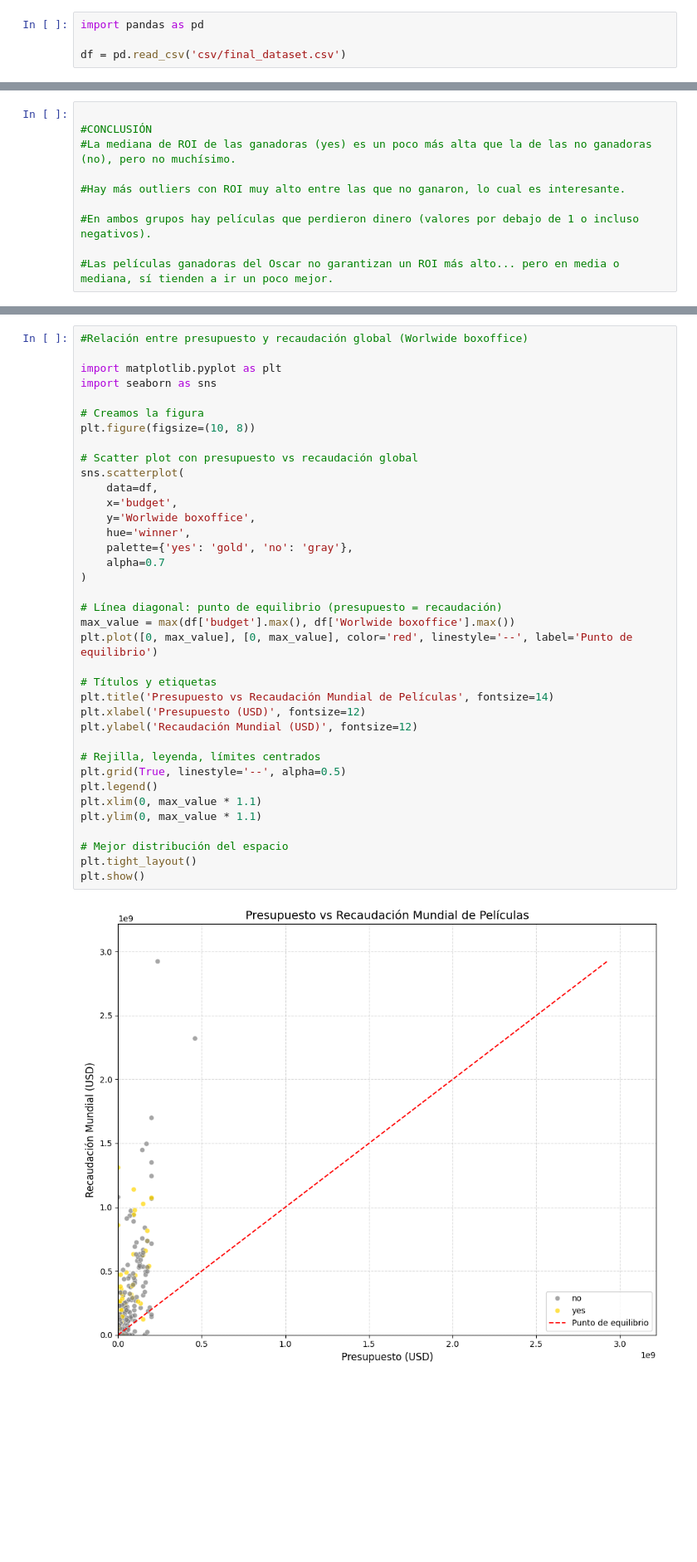
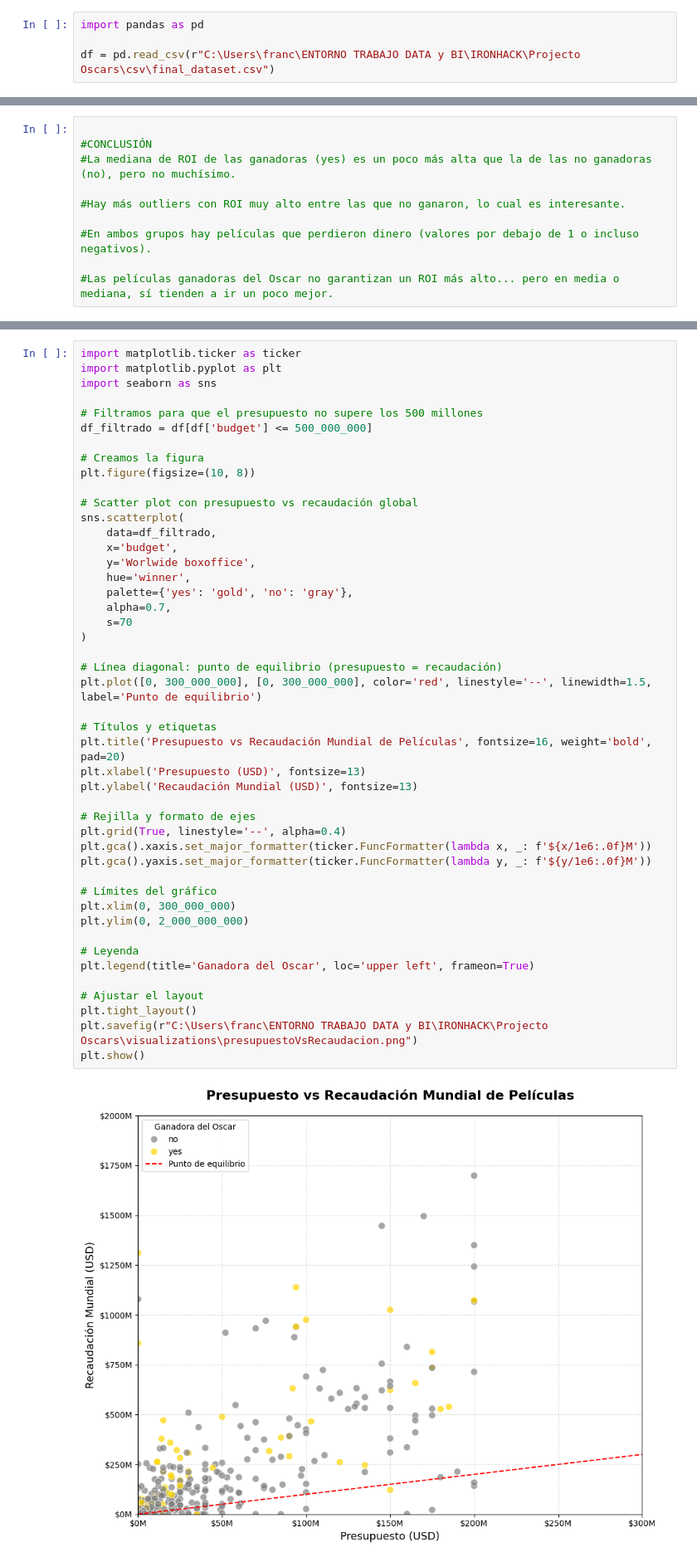
Before and after one commit to FranBretones/Proyecto-Oscars, a Jupyter notebook: src/visualizacion.ipynb, the cells around one changed output, grey strips where cells are left out. Shown at 83% size. Cells and saved outputs as stored; diff of their text form; blank space fills up the shorter version.

```diff
--- a/src/visualizacion.ipynb
+++ b/src/visualizacion.ipynb
@@ -1,7 +1,7 @@
 # %%
 import pandas as pd
 
-df = pd.read_csv('csv/final_dataset.csv')
+df = pd.read_csv(r"C:\Users\franc\ENTORNO TRABAJO DATA y BI\IRONHACK\Projecto Oscars\csv\final_dataset.csv")
 # %%
 import seaborn as sns
 import matplotlib.pyplot as plt
@@ -290,40 +101,49 @@ plt.show()
 # %%
-#Relación entre presupuesto y recaudación global (Worlwide boxoffice)
-
+import matplotlib.ticker as ticker
 import matplotlib.pyplot as plt
 import seaborn as sns
+
+# Filtramos para que el presupuesto no supere los 500 millones
+df_filtrado = df[df['budget'] <= 500_000_000]
 
 # Creamos la figura
 plt.figure(figsize=(10, 8))
 
 # Scatter plot con presupuesto vs recaudación global
 sns.scatterplot(
-    data=df,
+    data=df_filtrado,
     x='budget',
     y='Worlwide boxoffice',
     hue='winner',
     palette={'yes': 'gold', 'no': 'gray'},
-    alpha=0.7
+    alpha=0.7,
+    s=70
 )
 
 # Línea diagonal: punto de equilibrio (presupuesto = recaudación)
-max_value = max(df['budget'].max(), df['Worlwide boxoffice'].max())
-plt.plot([0, max_value], [0, max_value], color='red', linestyle='--', label='Punto de equilibrio')
+plt.plot([0, 300_000_000], [0, 300_000_000], color='red', linestyle='--', linewidth=1.5, label='Punto de equilibrio')
 
 # Títulos y etiquetas
-plt.title('Presupuesto vs Recaudación Mundial de Películas', fontsize=14)
-plt.xlabel('Presupuesto (USD)', fontsize=12)
-plt.ylabel('Recaudación Mundial (USD)', fontsize=12)
+plt.title('Presupuesto vs Recaudación Mundial de Películas', fontsize=16, weight='bold', pad=20)
+plt.xlabel('Presupuesto (USD)', fontsize=13)
+plt.ylabel('Recaudación Mundial (USD)', fontsize=13)
 
-# Rejilla, leyenda, límites centrados
-plt.grid(True, linestyle='--', alpha=0.5)
-plt.legend()
-plt.xlim(0, max_value * 1.1)
-plt.ylim(0, max_value * 1.1)
+# Rejilla y formato de ejes
+plt.grid(True, linestyle='--', alpha=0.4)
+plt.gca().xaxis.set_major_formatter(ticker.FuncFormatter(lambda x, _: f'${x/1e6:.0f}M'))
+plt.gca().yaxis.set_major_formatter(ticker.FuncFormatter(lambda y, _: f'${y/1e6:.0f}M'))
 
-# Mejor distribución del espacio
+# Límites del gráfico
+plt.xlim(0, 300_000_000)
+plt.ylim(0, 2_000_000_000)
+
+# Leyenda
+plt.legend(title='Ganadora del Oscar', loc='upper left', frameon=True)
+
+# Ajustar el layout
 plt.tight_layout()
+plt.savefig(r"C:\Users\franc\ENTORNO TRABAJO DATA y BI\IRONHACK\Projecto Oscars\visualizations\presupuestoVsRecaudacion.png")
 plt.show()
 # %% [output]
-[figure, old version]
+[figure, new version]
 # %%
```
Also changed, not shown: parts of 15 cells of this notebook, 9 other files.
